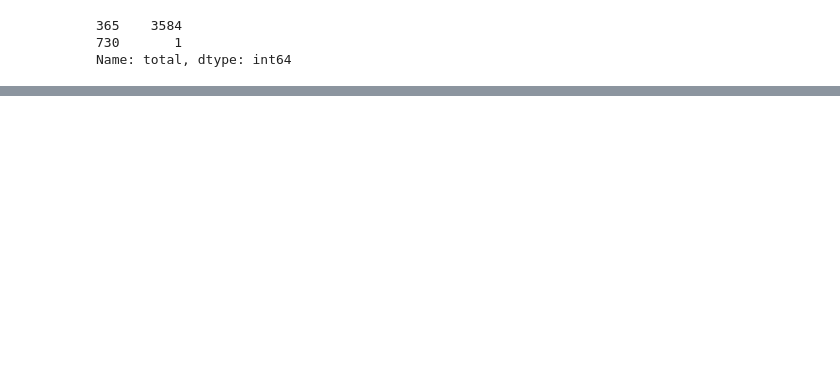
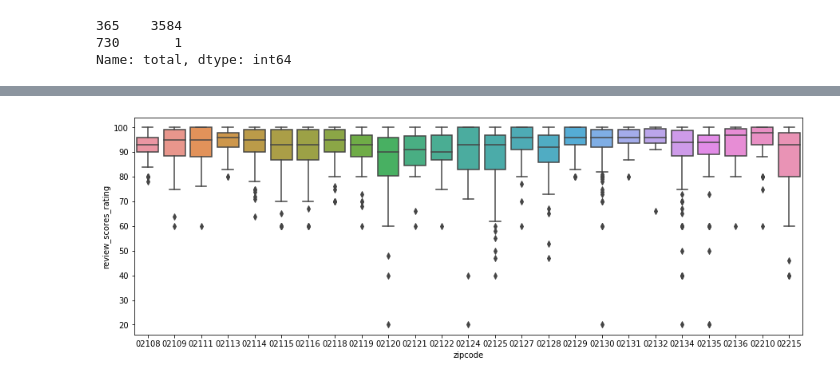
Before and after one commit to chziha/Data-Scientist-Udacity-Nanodegree, a Jupyter notebook: Writing_a_Data_Scientist_Blog_Post/write_ds_blog.ipynb, the cells around one changed output, grey strips where cells are left out. Drawn from its saved outputs; the diff is of its cells as text; code cells hidden in the pictures; blank space fills up the shorter version.

```diff
--- a/Writing_a_Data_Scientist_Blog_Post/write_ds_blog.ipynb
+++ b/Writing_a_Data_Scientist_Blog_Post/write_ds_blog.ipynb
@@ -276,4 +279,4 @@ cal_by_id.rename(columns={'listing_id':'id'}, inplace=True)
 cal_by_id.drop(['total', 'avail'], axis=1, inplace=True)
 # %%
 # Add the column of the percentage of non-availability for each id
-listings_cleaned = listings_cleaned.merge(cal_by_id, on='id')
+listings_cleaned = listings_cleaned.merge(cal_by_id, how='left', on='id')
@@ -297,0 +300,4 @@ listings.shape
+# %%
+# Since we care about the ratings received and it's hard to fill the missing values, we'll remove these rows
+listings_prd.dropna(axis=0, subset=['review_scores_rating'], inplace=True)
+listings_prd['review_scores_rating'].describe()
@@ -297,0 +314,22 @@ listings.shape
+# %%
+# For the missing zipcode, we can use the latitude and longitude to find it
+def coordinate_to_zipcode(df, lat, lon):
+    '''
+    Method to apply on a Dataframe to convert latitude and longitude to corresponding zipcode
+
+    Args:
+        df: a Datafram
+        lat/lon: string, the column name for the latitude/longitude
+
+    Returns:
+        Series: a series with the converted zipcode
+    '''
+
+    geolocator = geopy.Nominatim(user_agent='czh')
+    loc = geolocator.reverse((df[lat], df[lon]))
+    return loc.raw['address']['postcode']
+
+zipcode_sub = listings_prd[listings_prd['zipcode'].isnull()].apply(coordinate_to_zipcode,
+                                                                   lat='latitude', lon='longitude', axis=1)
+
+listings_prd['zipcode'].fillna(zipcode_sub, inplace=True)
@@ -297,0 +356,11 @@ listings.shape
+# %%
+# Remove the part after '-' in zipcode and keep the rows with the zipcode of at least 20 appearances
+listings_prd.replace({'02130-0947':'02130',
+                      '02131-3025':'02131',
+                      '02134-1704':'02134',
+                      '02134-1433':'02134'}, inplace=True)
+
+listings_prd.drop(listings_prd[listings_prd['zipcode'] == '02108 02111'].index, inplace=True)
+
+zipcode_keep = list(listings_prd['zipcode'].value_counts()[listings_prd['zipcode'].value_counts() > 20].index)
+listings_loc = listings_prd[listings_prd['zipcode'].isin(zipcode_keep)][['price', 'review_scores_rating', 'number_of_reviews', 'non_avail_rate', 'zipcode']]
@@ -297,0 +376,7 @@ listings.shape
+# %%
+fig, ax = plt.subplots(figsize=(15, 5))
+ax = sns.boxplot(x='zipcode', y='review_scores_rating', data=listings_loc)
+
+plt.show()
+# %% [output]
+[figure, added]
```
Also changed, not shown: parts of 16 cells of this notebook.
